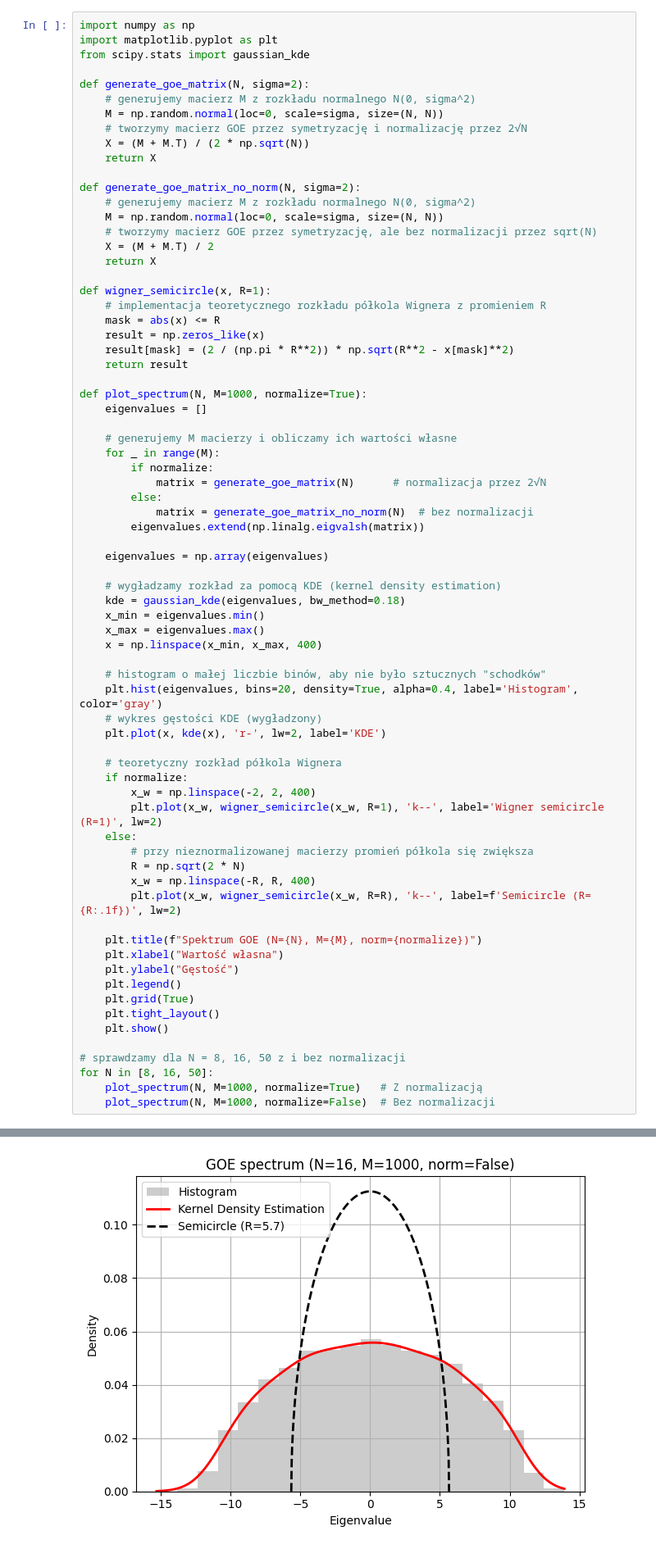
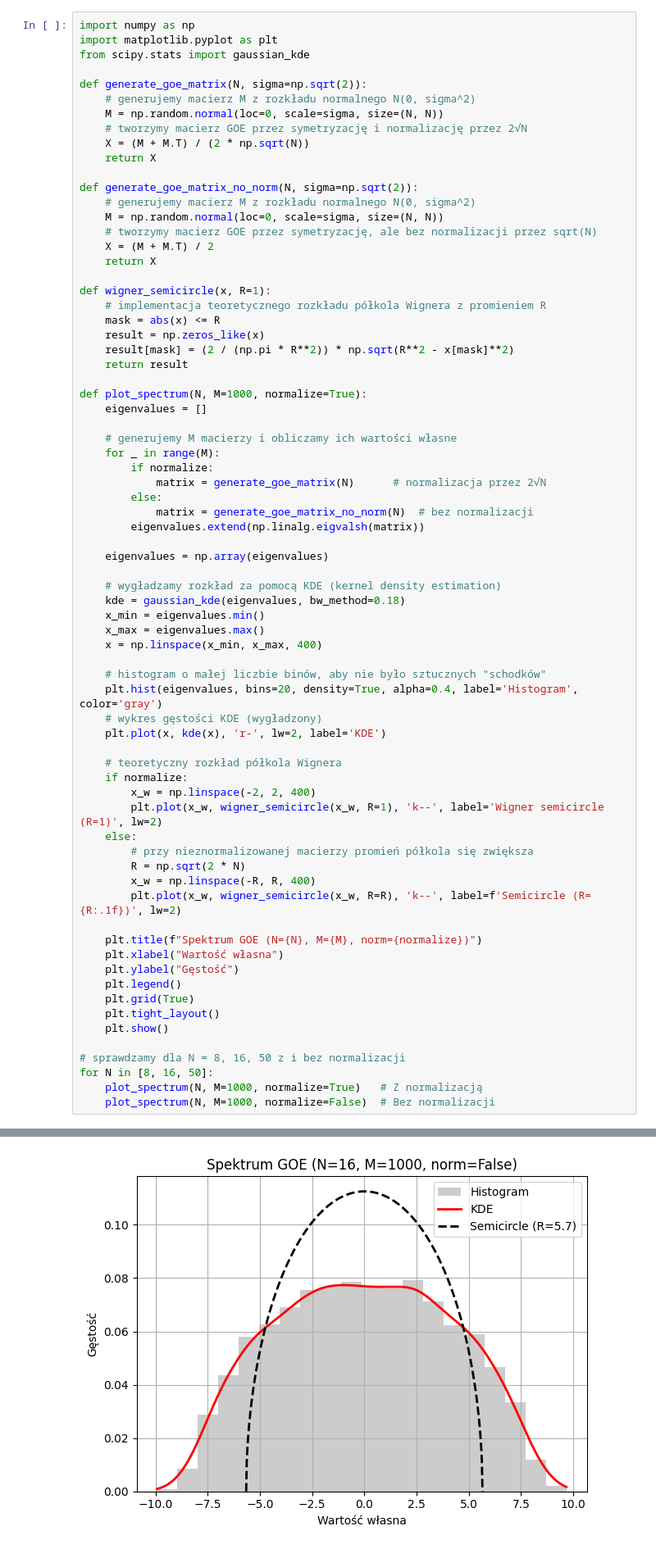
Before and after one commit to kubaq215/Risk-management, a Jupyter notebook: note5.ipynb, the cells around one changed output, grey strips where cells are left out. Shown at 82% size. Drawn from its saved outputs; the diff is of its cells as text.

```diff
--- a/note5.ipynb
+++ b/note5.ipynb
@@ -5,14 +5,14 @@ import numpy as np
 import matplotlib.pyplot as plt
 from scipy.stats import gaussian_kde
 
-def generate_goe_matrix(N, sigma=2):
+def generate_goe_matrix(N, sigma=np.sqrt(2)):
     # generujemy macierz M z rozkładu normalnego N(0, sigma^2)
     M = np.random.normal(loc=0, scale=sigma, size=(N, N))
     # tworzymy macierz GOE przez symetryzację i normalizację przez 2√N
     X = (M + M.T) / (2 * np.sqrt(N))
     return X
 
-def generate_goe_matrix_no_norm(N, sigma=2):
+def generate_goe_matrix_no_norm(N, sigma=np.sqrt(2)):
     # generujemy macierz M z rozkładu normalnego N(0, sigma^2)
     M = np.random.normal(loc=0, scale=sigma, size=(N, N))
     # tworzymy macierz GOE przez symetryzację, ale bez normalizacji przez sqrt(N)
@@ -79 +79 @@ for N in [8, 16, 50]:
-[figure, old version]
+[figure, new version]
```
Also changed, not shown: parts of 4 cells of this notebook.
